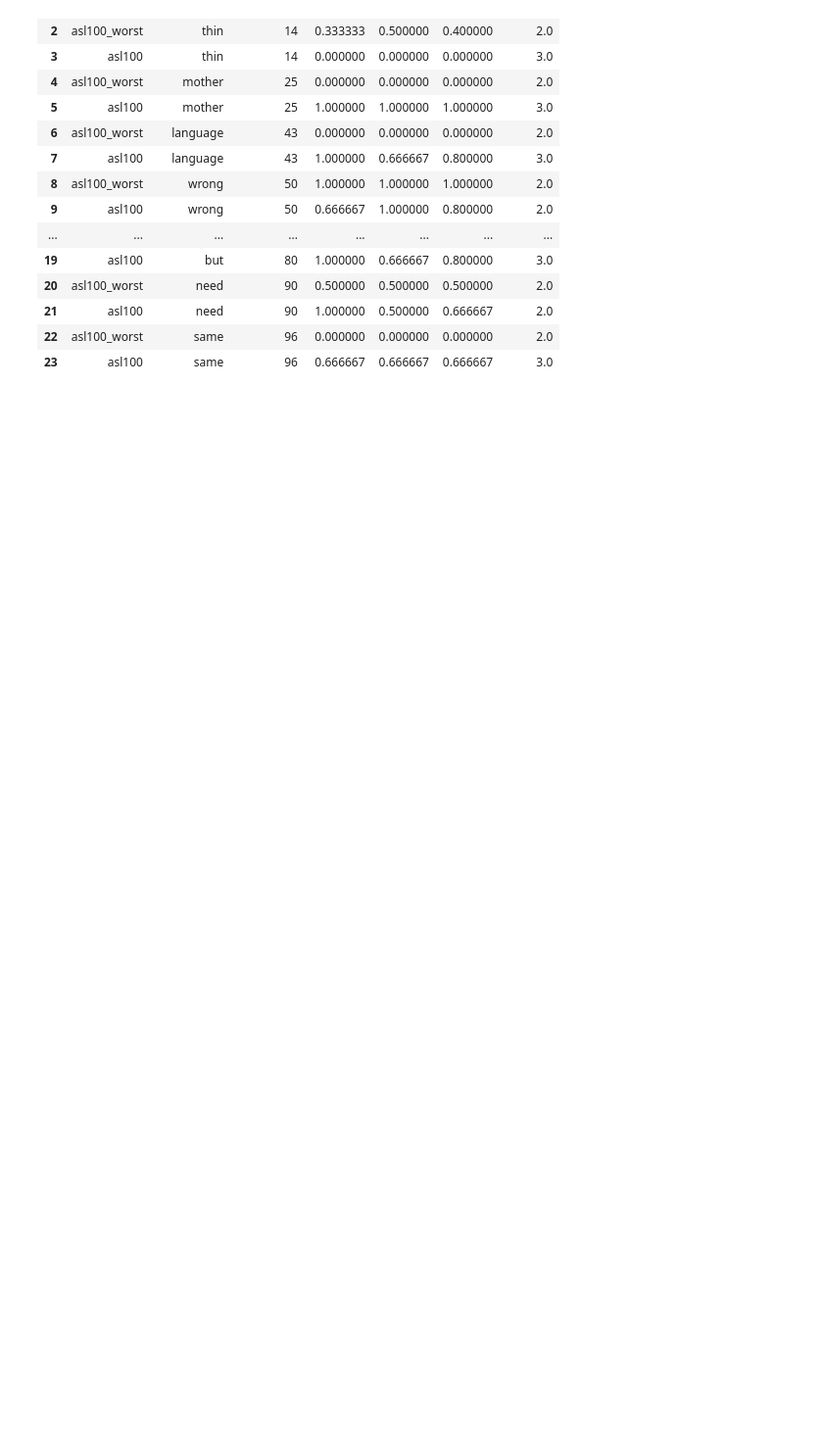
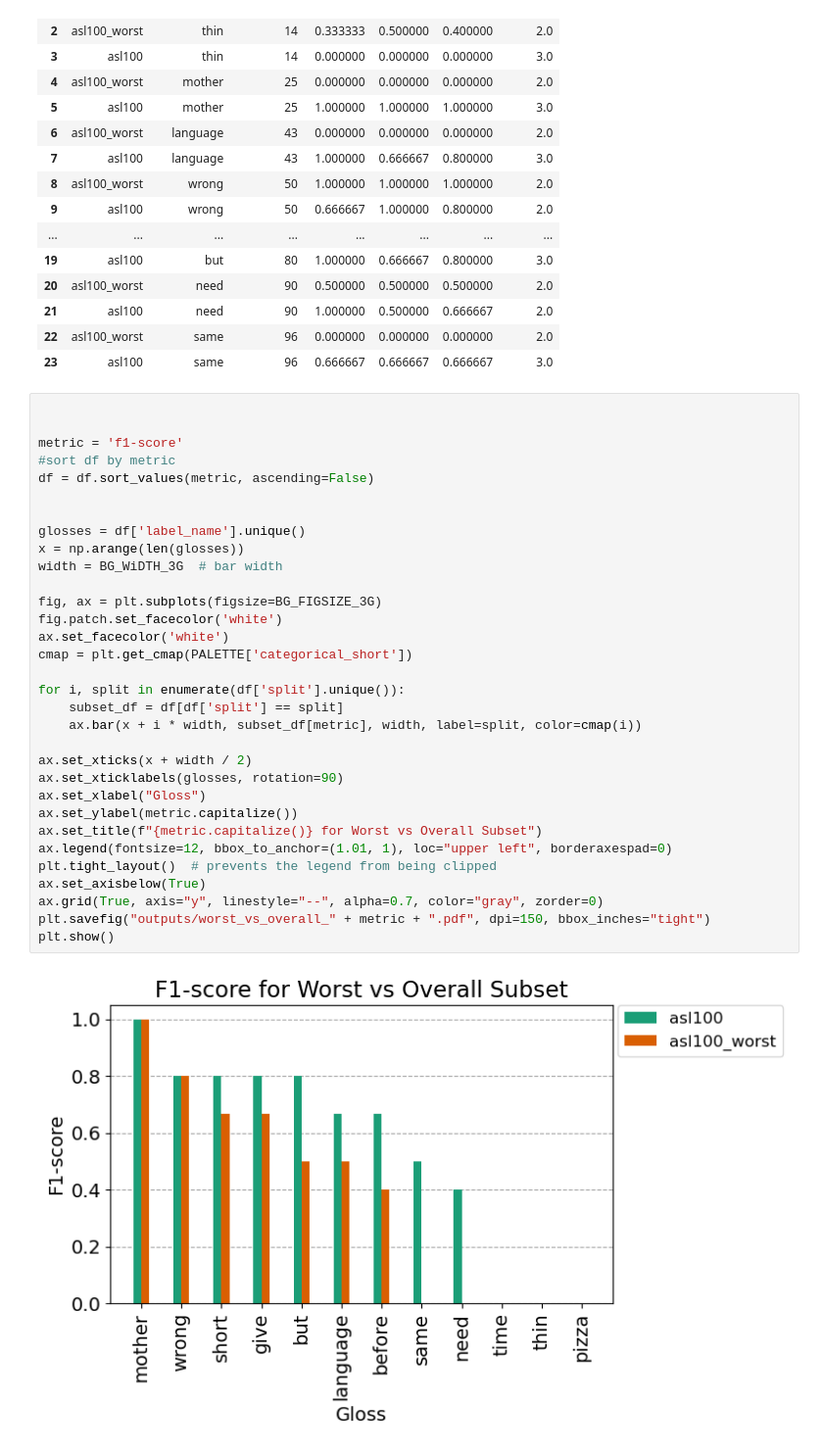
Before and after one commit to 0p3nTheSauce/SLR, a Jupyter notebook: src/results/dataset_analysis/different_100s.ipynb, the cells around one changed output. Shown at 98% size. Saved outputs shown, nothing was run; the diff lists cells and outputs as text; blank space fills up the shorter version.

```diff
--- a/src/results/dataset_analysis/different_100s.ipynb
+++ b/src/results/dataset_analysis/different_100s.ipynb
@@ -305,3 +305,37 @@ display(df)
 | 21 | asl100 | need | 90 | 1.000000 | 0.500000 | 0.666667 | 2.0 |
 | 22 | asl100_worst | same | 96 | 0.000000 | 0.000000 | 0.000000 | 2.0 |
 | 23 | asl100 | same | 96 | 0.666667 | 0.666667 | 0.666667 | 3.0 |
+# %%
+
+
+metric = 'f1-score'
+#sort df by metric
+df = df.sort_values(metric, ascending=False)
+
+
+glosses = df['label_name'].unique()
+x = np.arange(len(glosses))
+width = BG_WiDTH_3G  # bar width
+
+fig, ax = plt.subplots(figsize=BG_FIGSIZE_3G)
+fig.patch.set_facecolor('white')
+ax.set_facecolor('white')
+cmap = plt.get_cmap(PALETTE['categorical_short'])
+
+for i, split in enumerate(df['split'].unique()):
+    subset_df = df[df['split'] == split]
+    ax.bar(x + i * width, subset_df[metric], width, label=split, color=cmap(i))
+
+ax.set_xticks(x + width / 2)
+ax.set_xticklabels(glosses, rotation=90)
+ax.set_xlabel("Gloss")
+ax.set_ylabel(metric.capitalize())
+ax.set_title(f"{metric.capitalize()} for Worst vs Overall Subset")
+ax.legend(fontsize=12, bbox_to_anchor=(1.01, 1), loc="upper left", borderaxespad=0)
+plt.tight_layout()  # prevents the legend from being clipped
+ax.set_axisbelow(True)
+ax.grid(True, axis="y", linestyle="--", alpha=0.7, color="gray", zorder=0)
+plt.savefig("outputs/worst_vs_overall_" + metric + ".pdf", dpi=150, bbox_inches="tight")
+plt.show()
+# %% [output]
+[figure, added]
```
Also changed, not shown: parts of 8 cells of this notebook, 7 other files.
